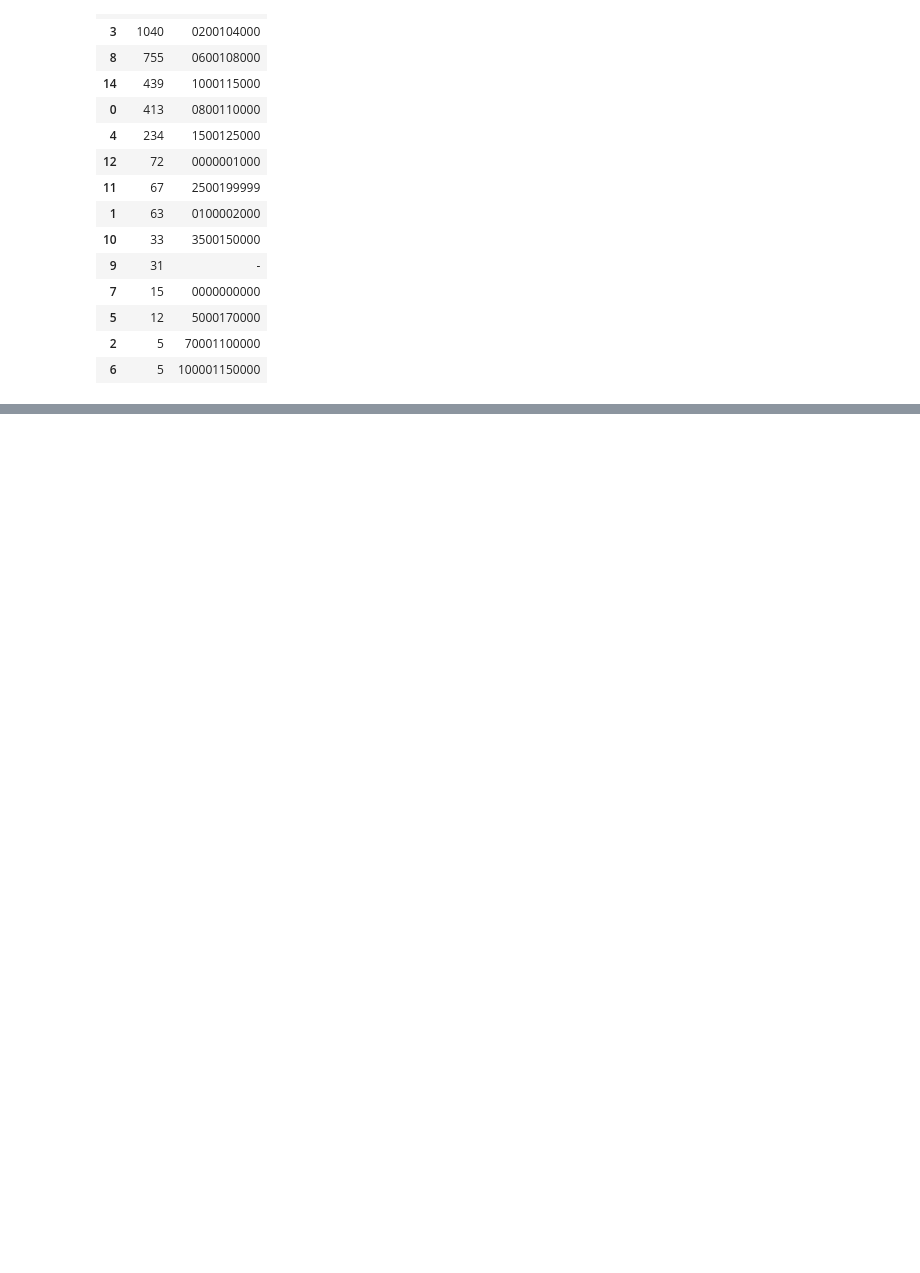
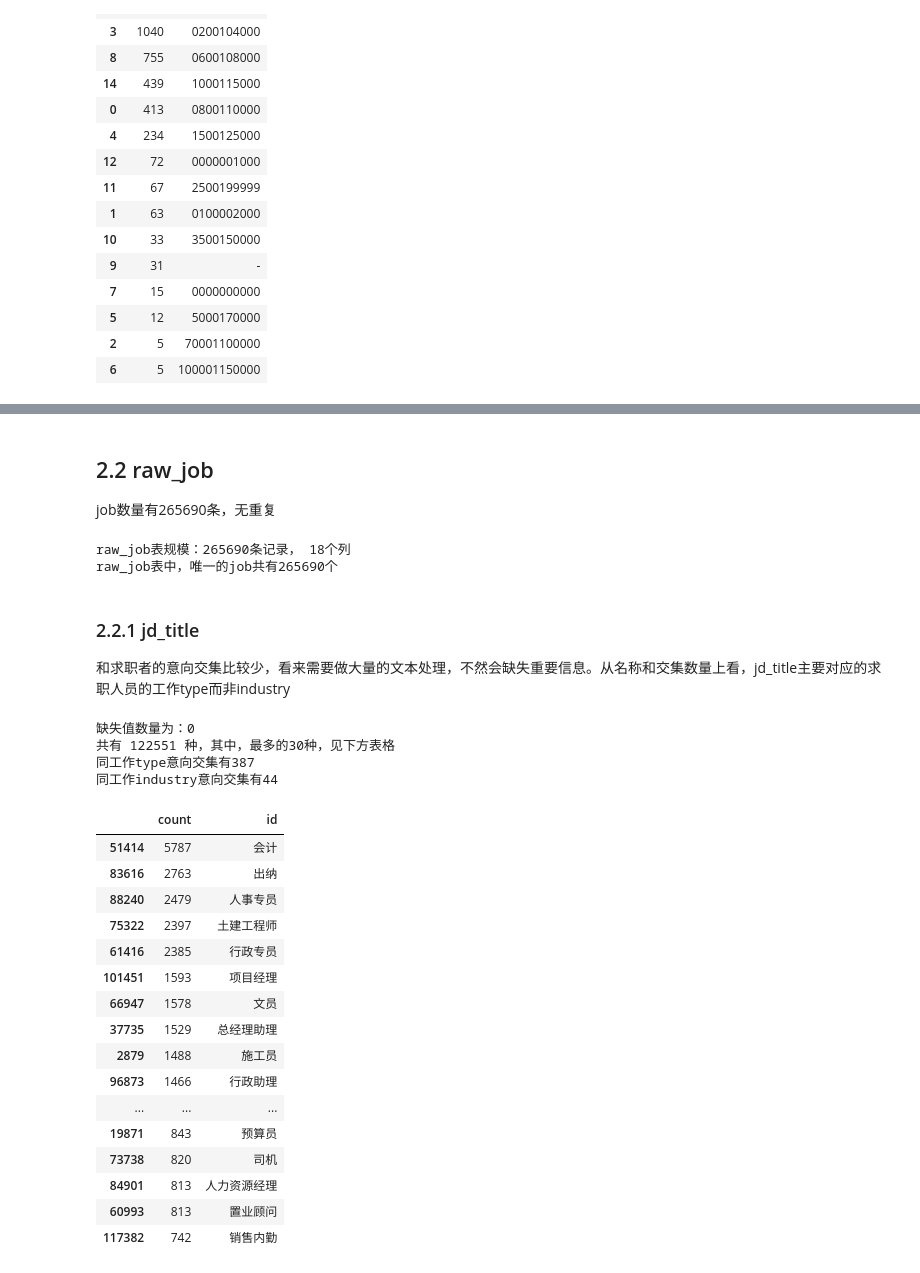
Before and after one commit to BotaoFan/zhilian, a Jupyter notebook: data_exploration.ipynb, the cells around one changed output, grey strips where cells are left out. Cells and saved outputs as stored; diff of their text form; code cells hidden in the pictures; blank space fills up the shorter version.

```diff
--- a/data_exploration.ipynb
+++ b/data_exploration.ipynb
@@ -450,0 +564,42 @@ See the caveats in the documentation: http://pandas.pydata.org/pandas-docs/stabl
+# %% [markdown]
+##  2.2 raw_job
+
+job数量有265690条，无重复
+# %%
+print 'raw_job表规模：%d条记录， %d个列' %(raw_job.shape[0], raw_job.shape[1])
+print 'raw_job表中，唯一的job共有%d个' %(len(raw_job['jd_no'].unique()))
+# %% [output]
+raw_job表规模：265690条记录， 18个列
+raw_job表中，唯一的job共有265690个
+# %% [markdown]
+###  2.2.1 jd_title
+
+和求职者的意向交集比较少，看来需要做大量的文本处理，不然会缺失重要信息。从名称和交集数量上看，jd_title主要对应的求职人员的工作type而非industry
+# %%
+job_title_set, df_pd=show_cate_info(raw_job, 'jd_title')
+print '共有 %d 种，其中，最多的30种，见下方表格' % df_pd.shape[0]
+print '同工作type意向交集有%d' %(len(set.intersection(job_title_set, user_desire_type_set)))
+print '同工作industry意向交集有%d' %(len(set.intersection(job_title_set, user_desire_indu_set)))
+df_pd.head(30)
+# %% [output]
+缺失值数量为：0
+共有 122551 种，其中，最多的30种，见下方表格
+同工作type意向交集有387
+同工作industry意向交集有44
+|  | count | id |
+| 51414 | 5787 | 会计 |
+| 83616 | 2763 | 出纳 |
+| 88240 | 2479 | 人事专员 |
+| 75322 | 2397 | 土建工程师 |
+| 61416 | 2385 | 行政专员 |
+| 101451 | 1593 | 项目经理 |
+| 66947 | 1578 | 文员 |
+| 37735 | 1529 | 总经理助理 |
+| 2879 | 1488 | 施工员 |
+| 96873 | 1466 | 行政助理 |
+| ... | ... | ... |
+| 19871 | 843 | 预算员 |
+| 73738 | 820 | 司机 |
+| 84901 | 813 | 人力资源经理 |
+| 60993 | 813 | 置业顾问 |
+| 117382 | 742 | 销售内勤 |
```
Also changed, not shown: parts of 46 cells of this notebook, 1 other file.
